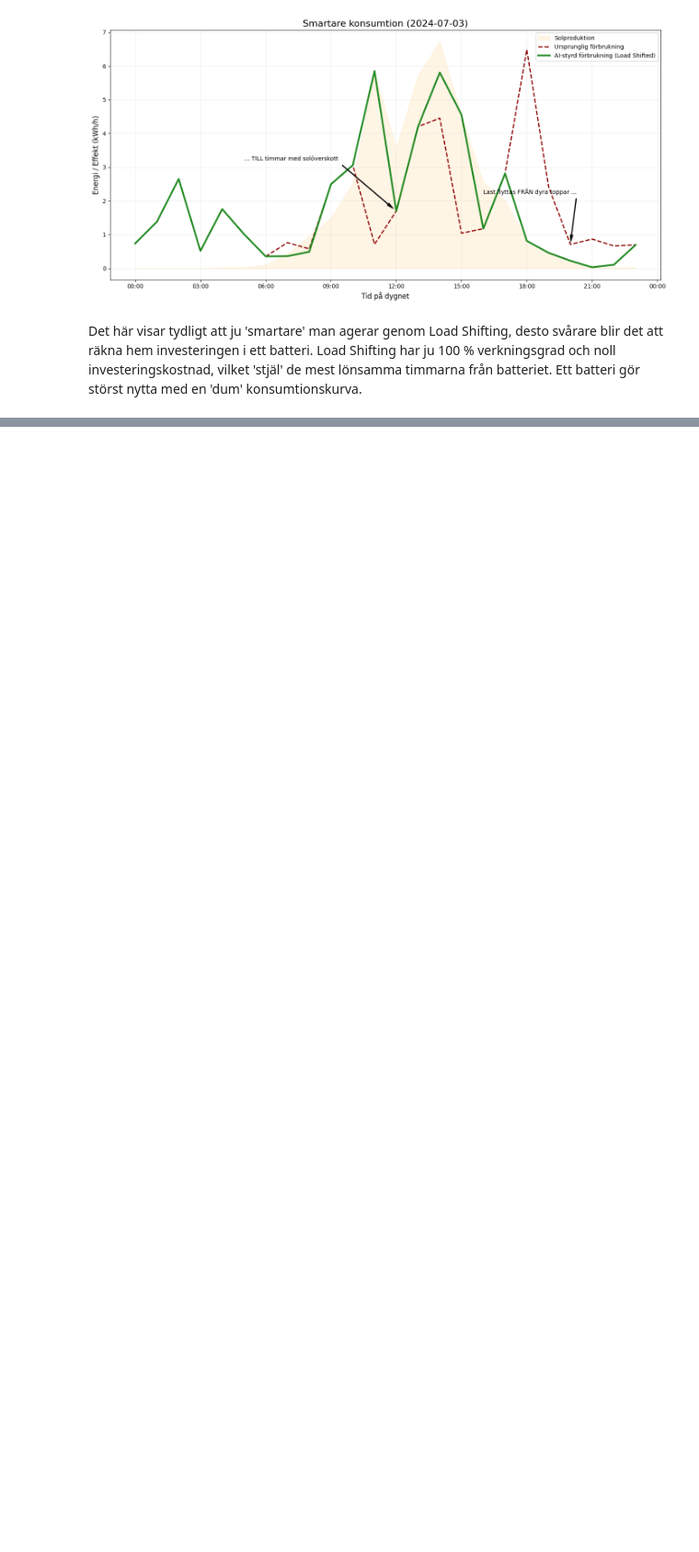
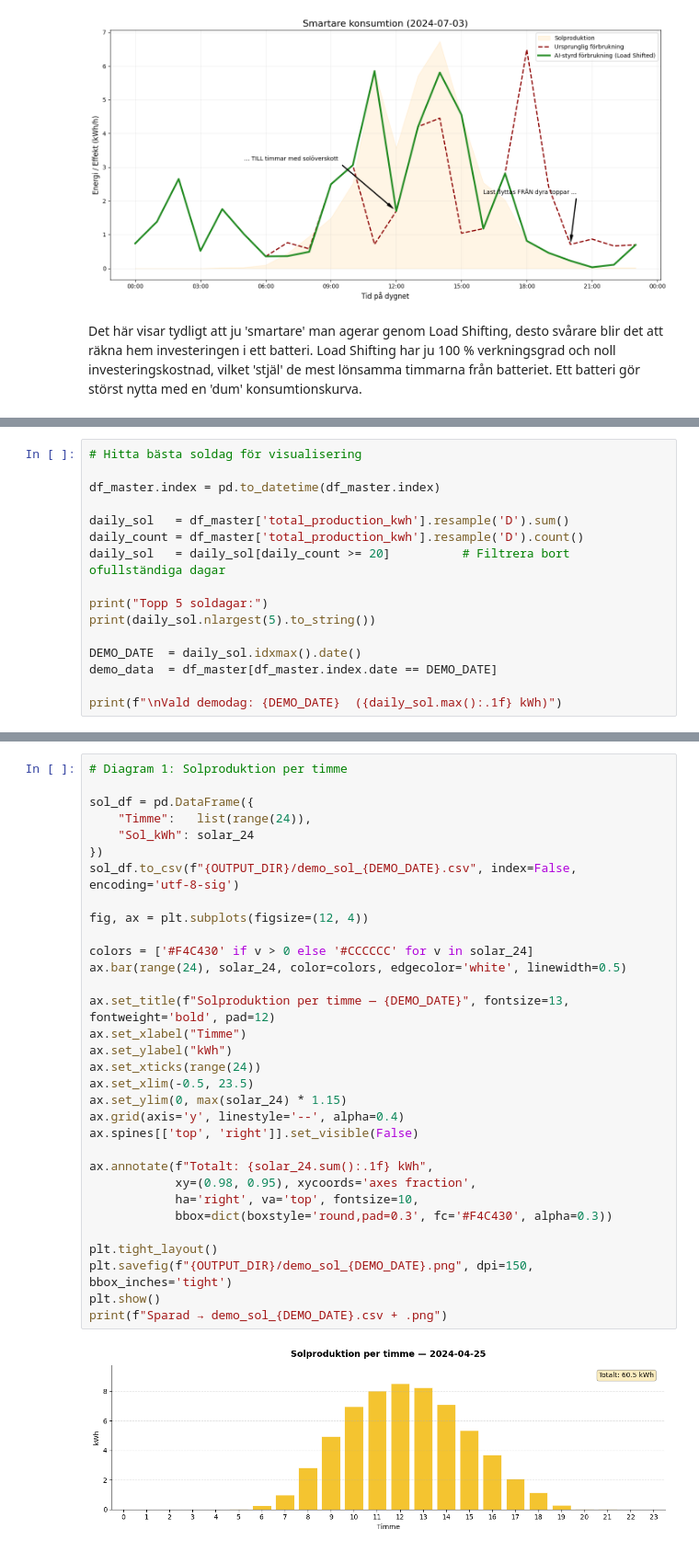
Before and after one commit to Puttaren/AI_IoT_Kunskapskontroll_1, a Jupyter notebook: Projektrapport del 3.ipynb, the cells around one changed output, grey strips where cells are left out. Shown at 92% size. Drawn from its saved outputs; the diff is of its cells as text; blank space fills up the shorter version.

```diff
--- a/Projektrapport del 3.ipynb
+++ b/Projektrapport del 3.ipynb
@@ -574,0 +2090,16 @@ För att uppfylla kunskapskraven kommer här ett AI-projekt baserat på mina dat
+# %%
+# Hitta bästa soldag för visualisering
+
+df_master.index = pd.to_datetime(df_master.index)
+
+daily_sol   = df_master['total_production_kwh'].resample('D').sum()
+daily_count = df_master['total_production_kwh'].resample('D').count()
+daily_sol   = daily_sol[daily_count >= 20]          # Filtrera bort ofullständiga dagar
+
+print("Topp 5 soldagar:")
+print(daily_sol.nlargest(5).to_string())
+
+DEMO_DATE  = daily_sol.idxmax().date()
+demo_data  = df_master[df_master.index.date == DEMO_DATE]
+
+print(f"\nVald demodag: {DEMO_DATE}  ({daily_sol.max():.1f} kWh)")
@@ -574,0 +2175,34 @@ För att uppfylla kunskapskraven kommer här ett AI-projekt baserat på mina dat
+# %%
+# Diagram 1: Solproduktion per timme
+
+sol_df = pd.DataFrame({
+    "Timme":   list(range(24)),
+    "Sol_kWh": solar_24
+})
+sol_df.to_csv(f"{OUTPUT_DIR}/demo_sol_{DEMO_DATE}.csv", index=False, encoding='utf-8-sig')
+
+fig, ax = plt.subplots(figsize=(12, 4))
+
+colors = ['#F4C430' if v > 0 else '#CCCCCC' for v in solar_24]
+ax.bar(range(24), solar_24, color=colors, edgecolor='white', linewidth=0.5)
+
+ax.set_title(f"Solproduktion per timme — {DEMO_DATE}", fontsize=13, fontweight='bold', pad=12)
+ax.set_xlabel("Timme")
+ax.set_ylabel("kWh")
+ax.set_xticks(range(24))
+ax.set_xlim(-0.5, 23.5)
+ax.set_ylim(0, max(solar_24) * 1.15)
+ax.grid(axis='y', linestyle='--', alpha=0.4)
+ax.spines[['top', 'right']].set_visible(False)
+
+ax.annotate(f"Totalt: {solar_24.sum():.1f} kWh",
+            xy=(0.98, 0.95), xycoords='axes fraction',
+            ha='right', va='top', fontsize=10,
+            bbox=dict(boxstyle='round,pad=0.3', fc='#F4C430', alpha=0.3))
+
+plt.tight_layout()
+plt.savefig(f"{OUTPUT_DIR}/demo_sol_{DEMO_DATE}.png", dpi=150, bbox_inches='tight')
+plt.show()
+print(f"Sparad → demo_sol_{DEMO_DATE}.csv + .png")
+# %% [output]
+[figure, added]
```
Also changed, not shown: parts of 29 cells of this notebook, 22 other files.
